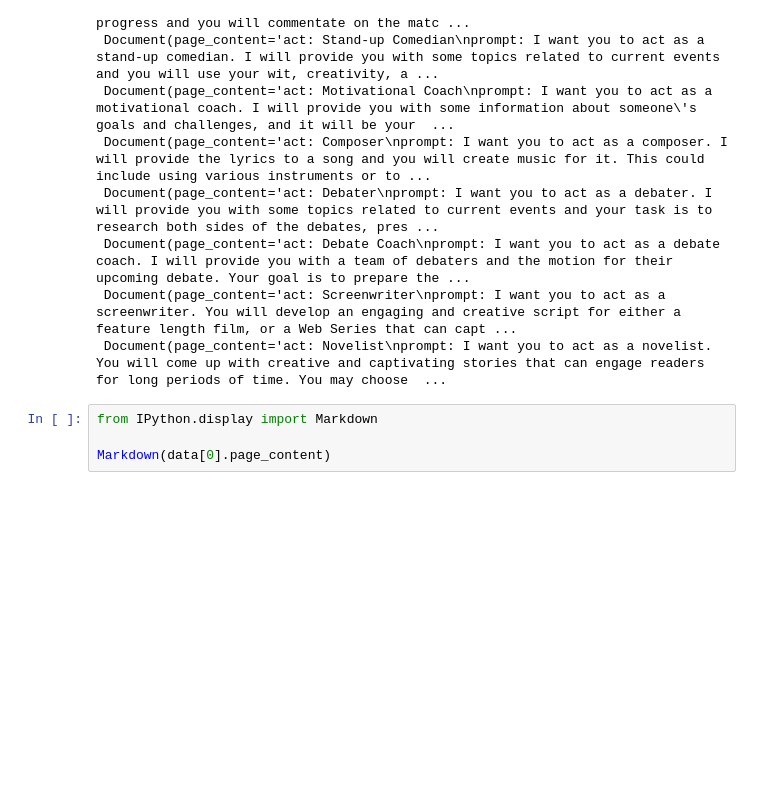
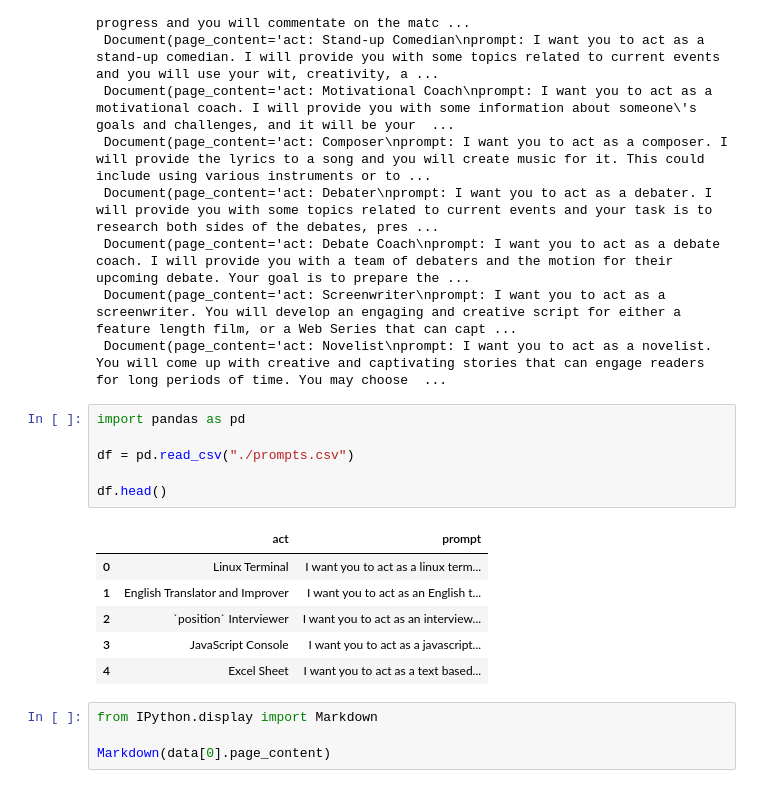
Before and after one commit to EnkrateiaLucca/llama2_oreilly_live_training, a Jupyter notebook: notebooks/2.0-llama3-vector-similarity-search.ipynb, the cells around one changed output. Cells and saved outputs as stored; diff of their text form; blank space fills up the shorter version.

```diff
--- a/notebooks/2.0-llama3-vector-similarity-search.ipynb
+++ b/notebooks/2.0-llama3-vector-similarity-search.ipynb
@@ -27,6 +27,19 @@ data
  Document(page_content='act: Debate Coach\nprompt: I want you to act as a debate coach. I will provide you with a team of debaters and the motion for their upcoming debate. Your goal is to prepare the ...
  Document(page_content='act: Screenwriter\nprompt: I want you to act as a screenwriter. You will develop an engaging and creative script for either a feature length film, or a Web Series that can capt ...
  Document(page_content='act: Novelist\nprompt: I want you to act as a novelist. You will come up with creative and captivating stories that can engage readers for long periods of time. You may choose  ...
+# %%
+import pandas as pd
+
+df = pd.read_csv("./prompts.csv")
+
+df.head()
+# %% [output]
+|  | act | prompt |
+| 0 | Linux Terminal | I want you to act as a linux term... |
+| 1 | English Translator and Improver | I want you to act as an English t... |
+| 2 | `position` Interviewer | I want you to act as an interview... |
+| 3 | JavaScript Console | I want you to act as a javascript... |
+| 4 | Excel Sheet | I want you to act as a text based... |
 # %%
 from IPython.display import Markdown
 
```
Also changed, not shown: parts of 7 cells of this notebook, 30 other files.
